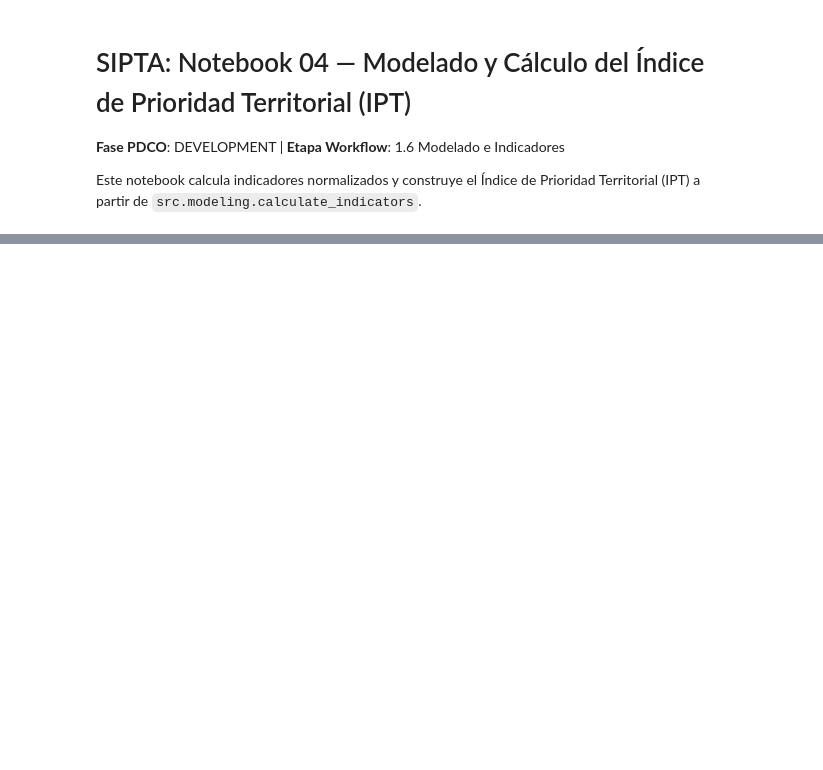
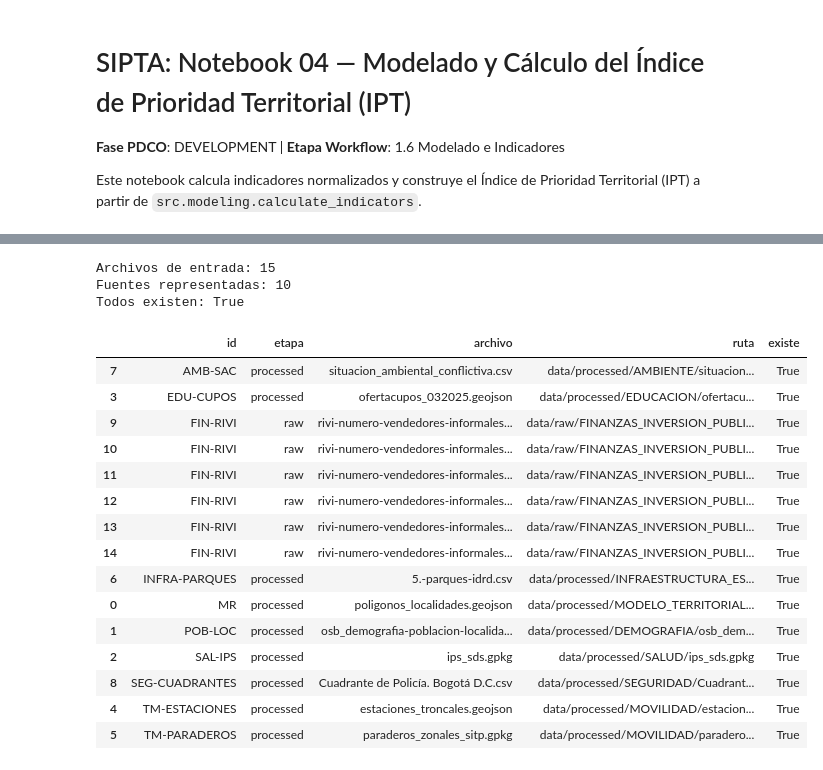
Before and after one commit to adansanchezc1-spec/DataJam_DataOlinguitos_Gen, a Jupyter notebook: notebooks/04_modeling/01_modeling_ipt.ipynb, the cells around one changed output, grey strips where cells are left out. Saved outputs shown, nothing was run; the diff lists cells and outputs as text; code cells hidden in the pictures; blank space fills up the shorter version.

Commit message:
feat(modeling): construir IPT territorial y priorización robusta

```diff
--- a/notebooks/04_modeling/01_modeling_ipt.ipynb
+++ b/notebooks/04_modeling/01_modeling_ipt.ipynb
@@ -45,0 +343,74 @@ display(df_muestra)
+# %%
+rutas_unicas = {
+    "MR": ROOT / "data/processed/MODELO_TERRITORIAL/poligonos_localidades.geojson",
+    "POB-LOC": ROOT / "data/processed/DEMOGRAFIA/osb_demografia-poblacion-localidad.csv",
+    "SAL-IPS": ROOT / "data/processed/SALUD/ips_sds.gpkg",
+    "EDU-CUPOS": ROOT / "data/processed/EDUCACION/ofertacupos_032025.geojson",
+    "TM-ESTACIONES": ROOT / "data/processed/MOVILIDAD/estaciones_troncales.geojson",
+    "TM-PARADEROS": ROOT / "data/processed/MOVILIDAD/paraderos_zonales_sitp.gpkg",
+    "INFRA-PARQUES": ROOT / "data/processed/INFRAESTRUCTURA_ESPACIO_PUBLICO/5.-parques-idrd.csv",
+    "AMB-SAC": ROOT / "data/processed/AMBIENTE/situacion_ambiental_conflictiva.csv",
+    "SEG-CUADRANTES": ROOT / "data/processed/SEGURIDAD/Cuadrante de Policía. Bogotá D.C.csv",
+}
+
+rutas_rivi = sorted(
+    (
+        ROOT
+        / "data/raw/FINANZAS_INVERSION_PUBLICA"
+    ).glob("rivi-numero-vendedores-informales-localidad-*")
+)
+
+assert all(ruta.exists() for ruta in rutas_unicas.values())
+assert len(rutas_rivi) == 6, (
+    f"Se esperaban 6 archivos RIVI y se encontraron {len(rutas_rivi)}"
+)
+
+registros_entrada = [
+    {
+        "id": source_id,
+        "etapa": "processed",
+        "archivo": ruta.name,
+        "ruta": ruta.relative_to(ROOT).as_posix(),
+        "existe": ruta.exists(),
+    }
+    for source_id, ruta in rutas_unicas.items()
+]
+
+registros_entrada.extend(
+    {
+        "id": "FIN-RIVI",
+        "etapa": "raw",
+        "archivo": ruta.name,
+        "ruta": ruta.relative_to(ROOT).as_posix(),
+        "existe": ruta.exists(),
+    }
+    for ruta in rutas_rivi
+)
+
+entradas_ipt = pd.DataFrame(registros_entrada)
+
+print("Archivos de entrada:", len(entradas_ipt))
+print("Fuentes representadas:", entradas_ipt["id"].nunique())
+print("Todos existen:", entradas_ipt["existe"].all())
+
+display(entradas_ipt.sort_values(["id", "archivo"]))
+# %% [output]
+Archivos de entrada: 15
+Fuentes representadas: 10
+Todos existen: True
+|  | id | etapa | archivo | ruta | existe |
+| 7 | AMB-SAC | processed | situacion_ambiental_conflictiva.csv | data/processed/AMBIENTE/situacion... | True |
+| 3 | EDU-CUPOS | processed | ofertacupos_032025.geojson | data/processed/EDUCACION/ofertacu... | True |
+| 9 | FIN-RIVI | raw | rivi-numero-vendedores-informales... | data/raw/FINANZAS_INVERSION_PUBLI... | True |
+| 10 | FIN-RIVI | raw | rivi-numero-vendedores-informales... | data/raw/FINANZAS_INVERSION_PUBLI... | True |
+| 11 | FIN-RIVI | raw | rivi-numero-vendedores-informales... | data/raw/FINANZAS_INVERSION_PUBLI... | True |
+| 12 | FIN-RIVI | raw | rivi-numero-vendedores-informales... | data/raw/FINANZAS_INVERSION_PUBLI... | True |
+| 13 | FIN-RIVI | raw | rivi-numero-vendedores-informales... | data/raw/FINANZAS_INVERSION_PUBLI... | True |
+| 14 | FIN-RIVI | raw | rivi-numero-vendedores-informales... | data/raw/FINANZAS_INVERSION_PUBLI... | True |
+| 6 | INFRA-PARQUES | processed | 5.-parques-idrd.csv | data/processed/INFRAESTRUCTURA_ES... | True |
+| 0 | MR | processed | poligonos_localidades.geojson | data/processed/MODELO_TERRITORIAL... | True |
+| 1 | POB-LOC | processed | osb_demografia-poblacion-localida... | data/processed/DEMOGRAFIA/osb_dem... | True |
+| 2 | SAL-IPS | processed | ips_sds.gpkg | data/processed/SALUD/ips_sds.gpkg | True |
+| 8 | SEG-CUADRANTES | processed | Cuadrante de Policía. Bogotá D.C.csv | data/processed/SEGURIDAD/Cuadrant... | True |
+| 4 | TM-ESTACIONES | processed | estaciones_troncales.geojson | data/processed/MOVILIDAD/estacion... | True |
+| 5 | TM-PARADEROS | processed | paraderos_zonales_sitp.gpkg | data/processed/MOVILIDAD/paradero... | True |
```
Also changed, not shown: parts of 52 cells of this notebook, 7 other files.
